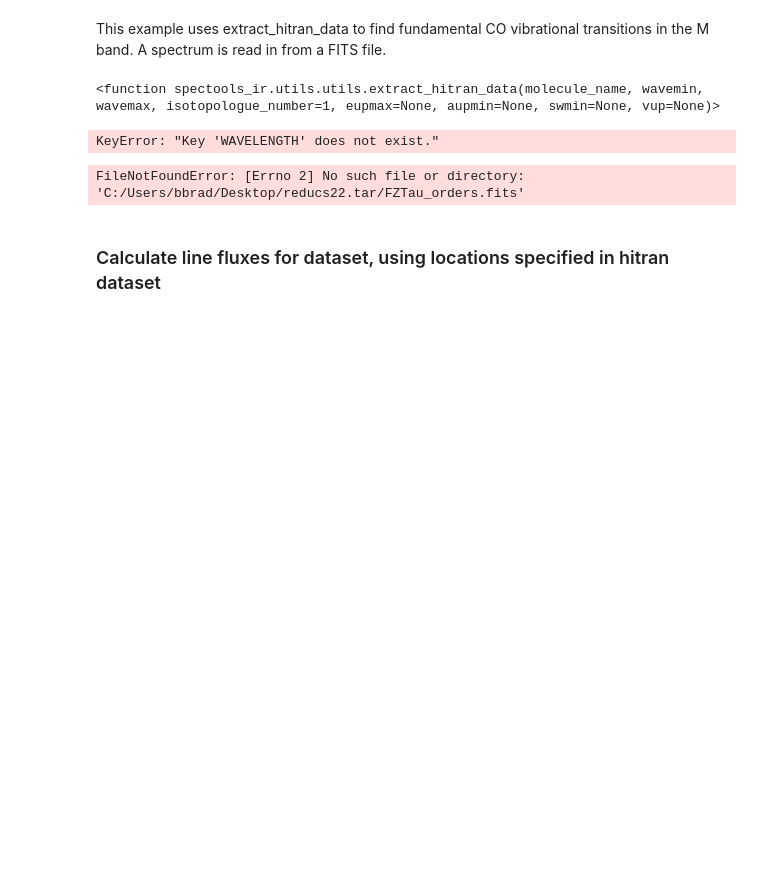
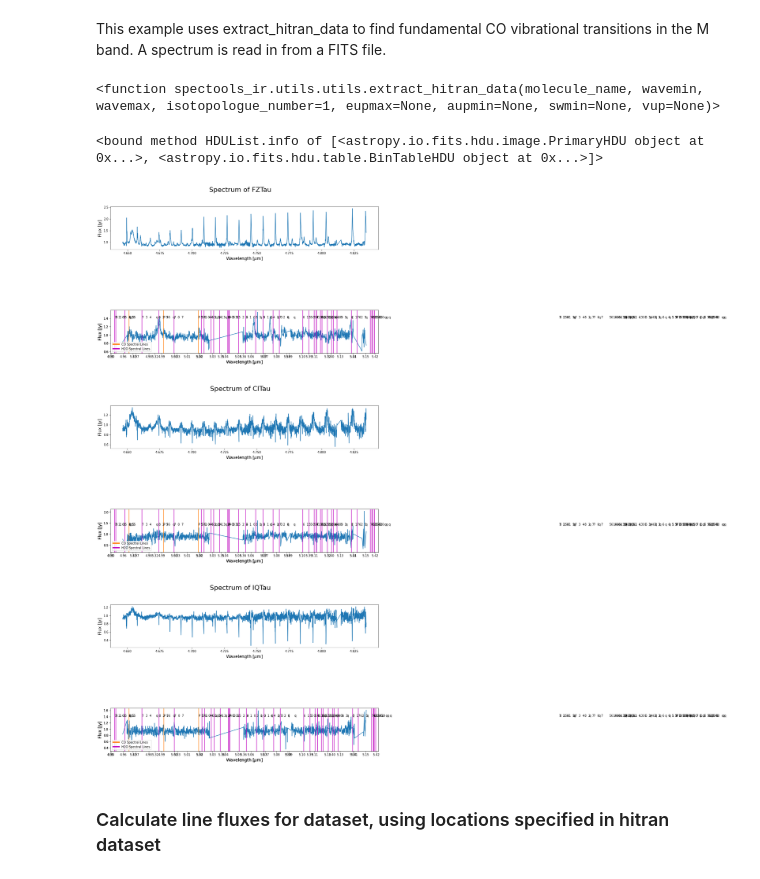
Before and after one commit to Bela-Arwen/Senior_Thesis, a Jupyter notebook: 5.3 - 5.42 Micron Regime Analysis.ipynb, the cells around one changed output. Cells and saved outputs as stored; diff of their text form; code cells hidden in the pictures; blank space fills up the shorter version.

```diff
--- a/5.3 - 5.42 Micron Regime Analysis.ipynb
+++ b/5.3 - 5.42 Micron Regime Analysis.ipynb
@@ -35,8 +35,8 @@ Flux calculator will loop through a set of provided wavelengths, then perform a
 # %% [markdown]
 This example uses extract_hitran_data to find fundamental CO vibrational transitions in the M band.  A spectrum is read in from a FITS file.
 # %%
-hitran_data=extract_hitran_data('CO',5.3,5.42,vup=1)                    #calling for CO lines
-hitran_data=extract_hitran_data('H2O',5.3,5.42,eupmax=5000,aupmin=0)    #calling for H2O lines
+hitran_data_CO=extract_hitran_data('CO',5.3,5.42,vup=1)                    #calling for CO lines
+hitran_data_H2O=extract_hitran_data('H2O',5.3,5.42,eupmax=4000,aupmin=0)    #calling for H2O lines
                                                                         #eupmax gives a maximum to the energy transition in ___?
                                                                         #aupmin gives __?__
 
@@ -48,14 +48,17 @@ extract_hitran_data
 <function spectools_ir.utils.utils.extract_hitran_data(molecule_name, wavemin, wavemax, isotopologue_number=1, eupmax=None, aupmin=None, swmin=None, vup=None)>
 # %%
 #Read in FITS data containing spectrum.
-infile='FZTau.fits'
+#infile='/Users/belaarwen/Desktop/Vassar/Astronomy/Thesis/reducs22/FZTau_orders.fits'
 #infile2='CITau.fits'    #these are the only 3 with our target regime
 #infile3='IQTau.fits'
 
 
-hdulist=fits.open(infile)
-data=hdulist[1].data
-wave=data['WAVELENGTH'][0]*1/e-3
-flux=data['FLUX'][0]
+#hdulist=fits.open(infile)      #hdu means header data unit so we are creating a list of header data units to use in further files
+#data=hdulist[1].data
+#wave=data['wave'][0]*1/e-3
+#flux=data['flux'][0]
+
+
+hdulist.info
 # %% [output]
-KeyError: "Key 'WAVELENGTH' does not exist."
+<bound method HDUList.info of [<astropy.io.fits.hdu.image.PrimaryHDU object at 0x...>, <astropy.io.fits.hdu.table.BinTableHDU object at 0x...>]>
@@ -62,10 +67,8 @@ KeyError: "Key 'WAVELENGTH' does not exist."
 # %%
-for j in ['FZTau','CITau','IQTau']:
-
-    print('\n\n') # creates space between subplots
+for i in ['FZTau','CITau','IQTau', ]:
 
     #Read in FITS data containing spectrum.
-    infile='C:/Users/bbrad/Desktop/reducs22.tar/'+j+'_orders.fits'
+    infile='/Users/belaarwen/Desktop/Vassar/Astronomy/Thesis/reducs22/'+j+'_orders.fits'
     hdulist=fits.open(infile)
     data=hdulist[1].data
     wave=data['wave']*1e-3
@@ -107,51 +110,60 @@ for j in ['FZTau','CITau','IQTau']:
     fig.suptitle('Spectrum of '+j,fontsize=22)
 
     ax1=fig.add_subplot(311)
     ax1.plot(first_order_wave*1e3,first_order_flux)
     #ax1.set_xlim(4.64,4.78)
     for i,mywave in enumerate(hitran_data['wave']):
         if( (mywave>4.64) & (mywave<4.83) ):
             ax1.axvline(mywave,color='C1')
-            ax1.text(hitran_data['wave'][i],1.4,hitran_data['Qpp'][i].strip())
+            ax1.text(hitran_data_CO['wave'][i],1.4,hitran_data_CO['Qpp'][i].strip())
     ax1.set_xlabel('Wavelength [$\mu$m]',fontsize=14)
     ax1.set_ylabel('Flux [Jy]',fontsize=14)
 
-    ax2=fig.add_subplot(312)
-    ax2.plot(second_order_wave*1e3,second_order_flux)
-    #ax2.set_xlim(4.8,4.92)
-    for i,mywave in enumerate(hitran_data['wave']):
-        if( (mywave>4.95) & (mywave<5.16) ):
-            ax2.axvline(mywave,color='C1')
-            ax2.text(hitran_data['wave'][i],1.4,hitran_data['Qpp'][i].strip())
-    ax2.set_xlabel('Wavelength [$\mu$m]',fontsize=14)
-    ax2.set_ylabel('Flux [Jy]',fontsize=14)
+
+
+   if len(third_order_wave) != 0:
+        ax3=fig.add_subplot(313)
+        ax3.plot(third_order_wave*1e3,third_order_flux)
+        #ax3.set_xlim(5.3,5.42)
+        for i,mywave in enumerate(hitran_data_CO['wave']):
+            if( (mywave>5.3) & (mywave<5.42) ):
+                ax3.axvline(mywave,color='C1')
+                ax3.text(hitran_data_CO['wave'][i],1.4,hitran_data_CO['Qpp'][i].strip())
+        for i,mywave in enumerate(hitran_data_H2O['wave']):
+            if( (mywave>5.3) & (mywave<5.42) ):
+                ax3.axvline(mywave,color='m')
+                ax3.text(hitran_data_H2O['wave'][i],1.4,hitran_data_H2O['Qpp'][i].strip())
+        ax3.legend([Line2D([0], [0], color='C1', lw=4), Line2D([0], [0], color='m', lw=4)], ['CO Spectral Lines', 'H2O Spectral Lines'], loc='lower left')
+        ax3.set_xlabel('Wavelength [$\mu$m]',fontsize=14)
+        ax3.set_ylabel('Flux [Jy]',fontsize=14)
+        plt.xticks(ticks=arange(5.3,5.43,0.01))
 
     if len(third_order_wave) != 0:
         ax3=fig.add_subplot(313)
         ax3.plot(third_order_wave*1e3,third_order_flux)
         #ax3.set_xlim(5.3,5.42)
-        for i,mywave in enumerate(hitran_data['wave']):
+        for i,mywave in enumerate(hitran_data_CO['wave']):
             if( (mywave>5.3) & (mywave<5.42) ):
                 ax3.axvline(mywave,color='C1')
-                ax3.text(hitran_data['wave'][i],1.4,hitran_data['Qpp'][i].strip())
-        for i,mywave in enumerate(hitran_water['wave']):
+                ax3.text(hitran_data_CO['wave'][i],1.4,hitran_data_CO['Qpp'][i].strip())
+        for i,mywave in enumerate(hitran_data_H2O['wave']):
             if( (mywave>5.3) & (mywave<5.42) ):
                 ax3.axvline(mywave,color='m')
-                ax3.text(hitran_water['wave'][i],1.4,hitran_water['Qpp'][i].strip())
+                ax3.text(hitran_data_H2O['wave'][i],1.4,hitran_data_H2O['Qpp'][i].strip())
         ax3.legend([Line2D([0], [0], color='C1', lw=4), Line2D([0], [0], color='m', lw=4)], ['CO Spectral Lines', 'H2O Spectral Lines'], loc='lower left')
         ax3.set_xlabel('Wavelength [$\mu$m]',fontsize=14)
         ax3.set_ylabel('Flux [Jy]',fontsize=14)
         plt.xticks(ticks=arange(5.3,5.43,0.01))
 
 
-    plt.tight_layout()
+    #plt.tight_layout()
 
 
     plt.show()
-
-    print('\n\n---------------------------------------------------------------------------------------------------------------\n\n')
 # %% [output]
-FileNotFoundError: [Errno 2] No such file or directory: 'C:/Users/bbrad/Desktop/reducs22.tar/FZTau_orders.fits'
+[figure, added]
+[figure, added]
+[figure, added]
 # %%
 #Plot spectrum.
 fig=plt.figure(figsize=(12,6))   # creating a plot
```
Also changed, not shown: parts of 1 cell of this notebook, 26 other files.
